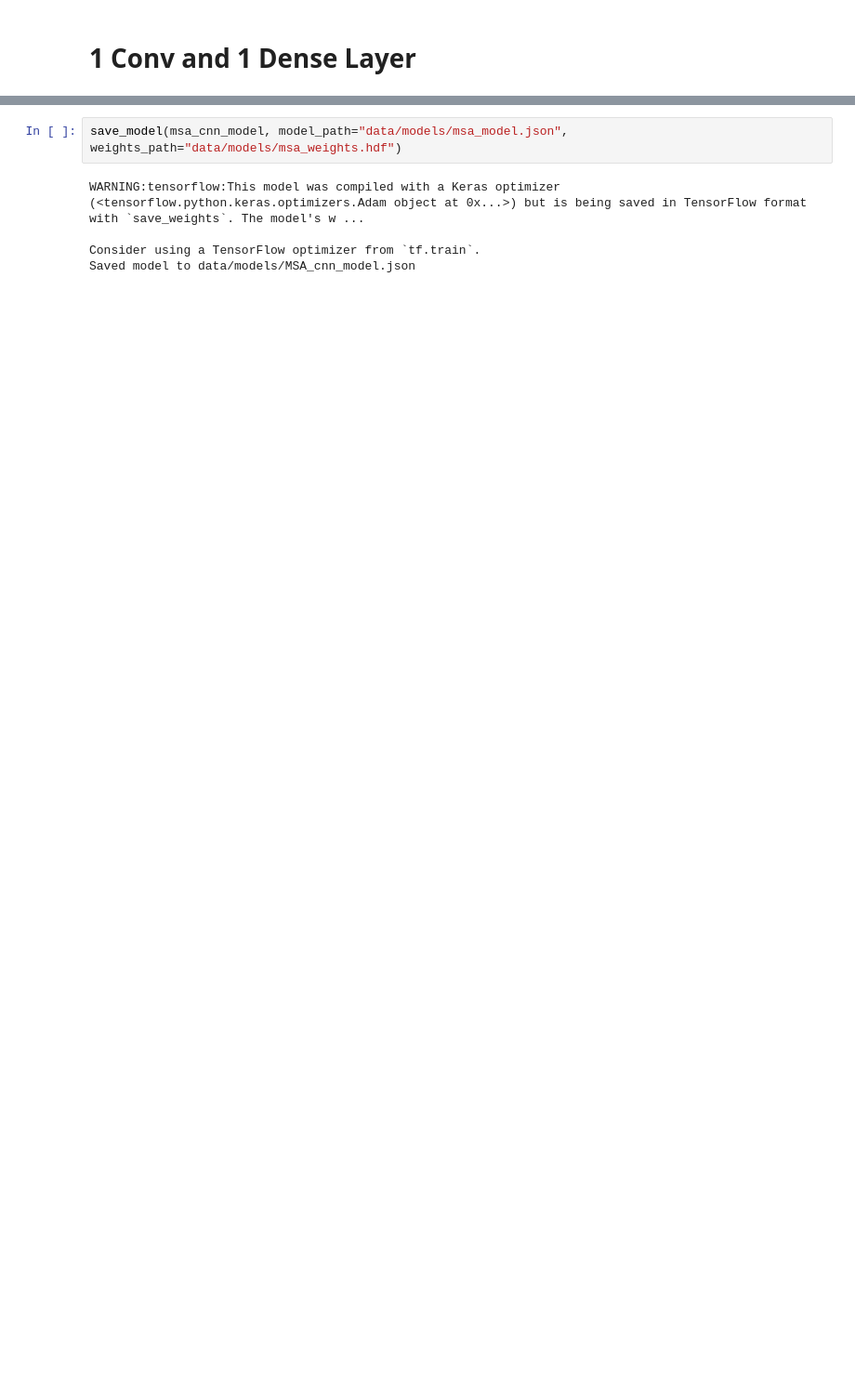
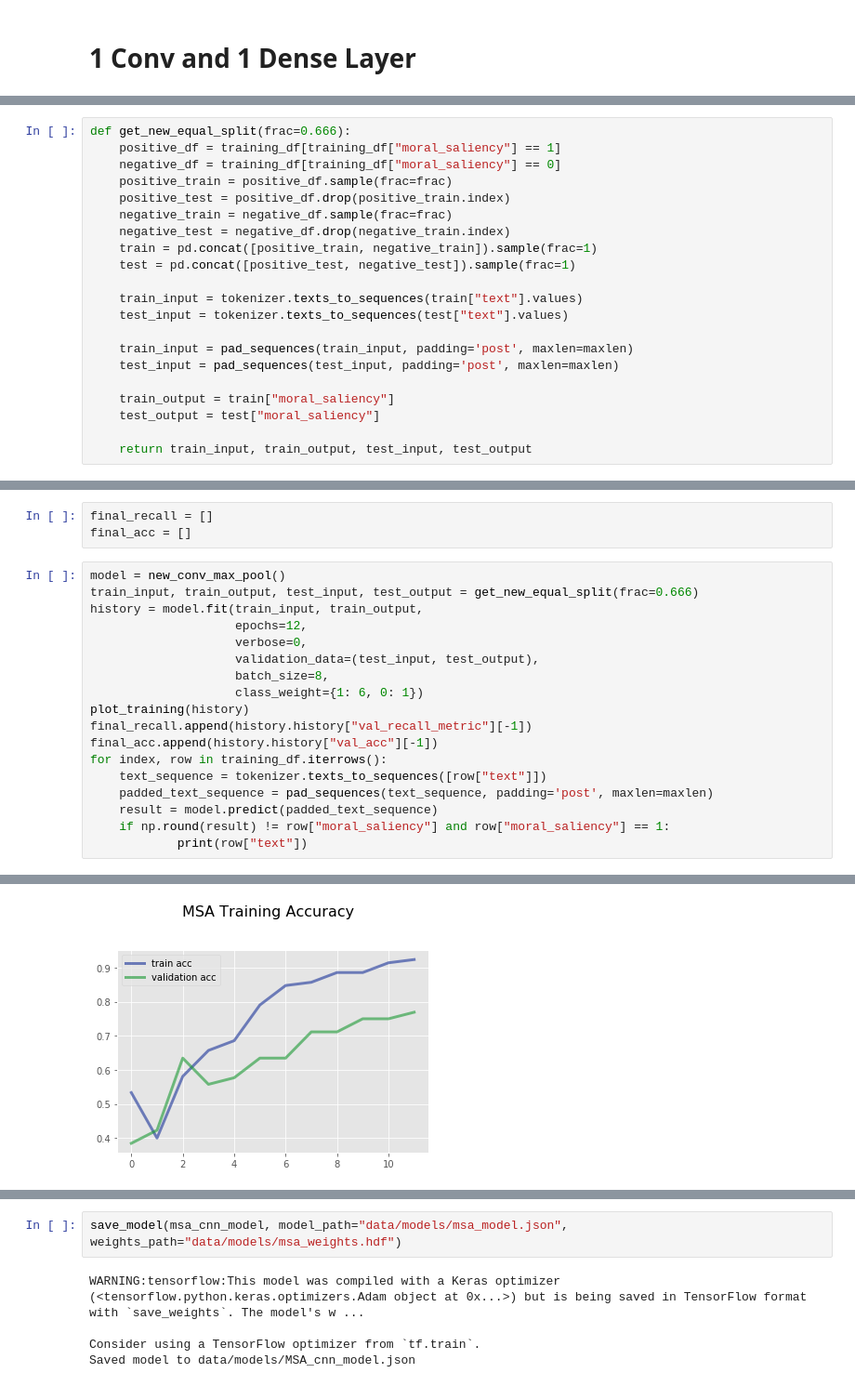
Before and after one commit to wlifferth/msc, a Jupyter notebook: MoralSentimentAnalysisCNN.ipynb, the cells around one changed output, grey strips where cells are left out. Shown: that part at 93% size. Saved outputs shown, nothing was run; the diff lists cells and outputs as text; blank space fills up the shorter version.

```diff
--- a/MoralSentimentAnalysisCNN.ipynb
+++ b/MoralSentimentAnalysisCNN.ipynb
@@ -306,0 +195,21 @@ _________________________________________________________________
+# %%
+def get_new_equal_split(frac=0.666):
+    positive_df = training_df[training_df["moral_saliency"] == 1]
+    negative_df = training_df[training_df["moral_saliency"] == 0]
+    positive_train = positive_df.sample(frac=frac)
+    positive_test = positive_df.drop(positive_train.index)
+    negative_train = negative_df.sample(frac=frac)
+    negative_test = negative_df.drop(negative_train.index)
+    train = pd.concat([positive_train, negative_train]).sample(frac=1)
+    test = pd.concat([positive_test, negative_test]).sample(frac=1)
+
+    train_input = tokenizer.texts_to_sequences(train["text"].values)
+    test_input = tokenizer.texts_to_sequences(test["text"].values)
+
+    train_input = pad_sequences(train_input, padding='post', maxlen=maxlen)
+    test_input = pad_sequences(test_input, padding='post', maxlen=maxlen)
+
+    train_output = train["moral_saliency"]
+    test_output = test["moral_saliency"]
+
+    return train_input, train_output, test_input, test_output
@@ -306,0 +267,22 @@ _________________________________________________________________
+# %%
+final_recall = []
+final_acc = []
+# %%
+model = new_conv_max_pool()
+train_input, train_output, test_input, test_output = get_new_equal_split(frac=0.666)
+history = model.fit(train_input, train_output,
+                    epochs=12,
+                    verbose=0,
+                    validation_data=(test_input, test_output),
+                    batch_size=8,
+                    class_weight={1: 6, 0: 1})
+plot_training(history)
+final_recall.append(history.history["val_recall_metric"][-1])
+final_acc.append(history.history["val_acc"][-1])
+for index, row in training_df.iterrows():
+    text_sequence = tokenizer.texts_to_sequences([row["text"]])
+    padded_text_sequence = pad_sequences(text_sequence, padding='post', maxlen=maxlen)
+    result = model.predict(padded_text_sequence)
+    if np.round(result) != row["moral_saliency"] and row["moral_saliency"] == 1:
+            print(row["text"])
+# %% [output]
@@ -306,0 +295 @@ _________________________________________________________________
+[figure, added]
```
Also changed, not shown: parts of 40 cells of this notebook, 1 other file.
